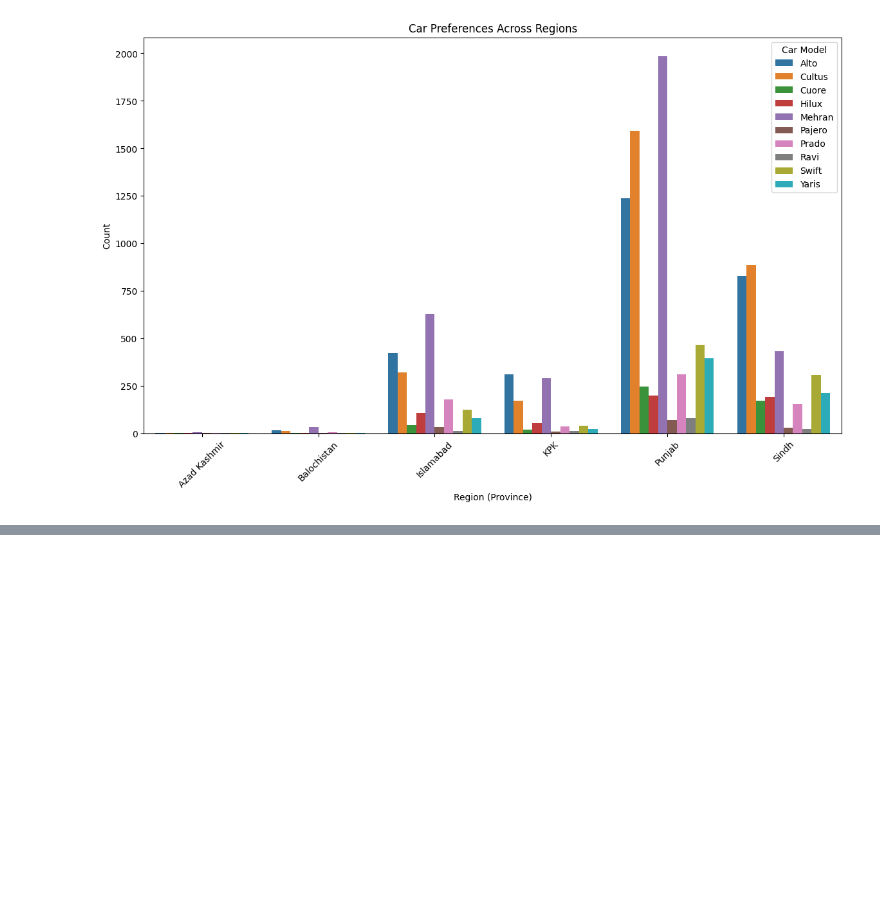
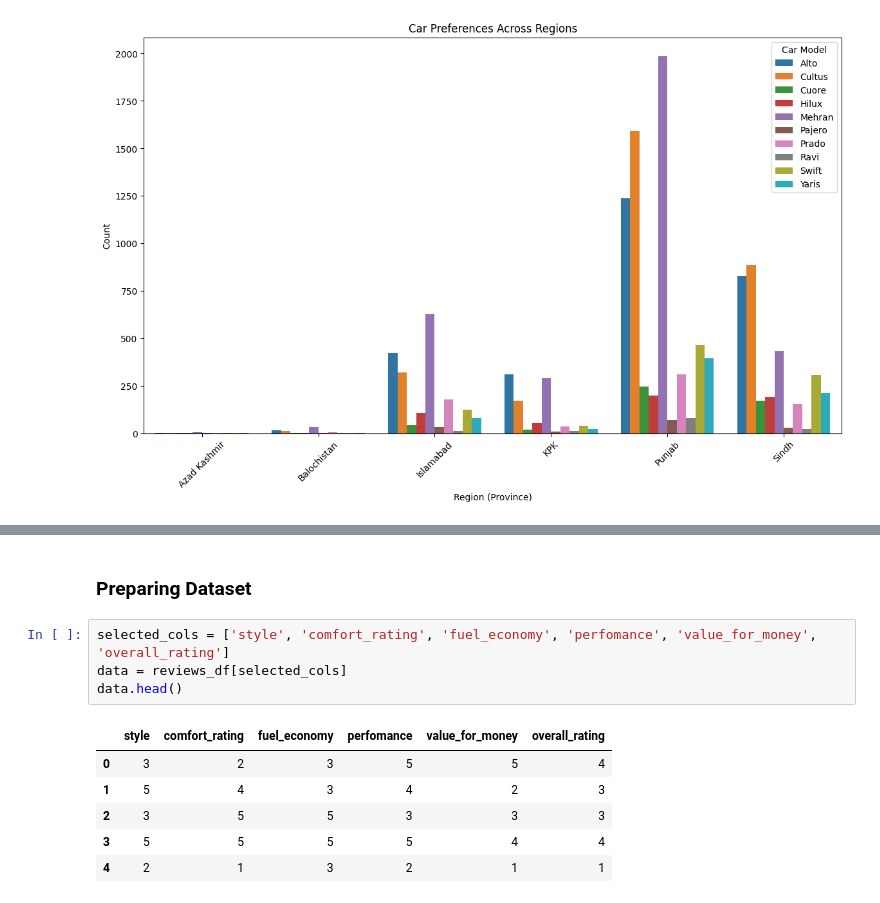
Before and after one commit to Muneeb-03/CS334-PakWheels-Project, a Jupyter notebook: project.ipynb, the cells around one changed output, grey strips where cells are left out. Drawn from its saved outputs; the diff is of its cells as text; blank space fills up the shorter version.

```diff
--- a/project.ipynb
+++ b/project.ipynb
@@ -1751,0 +1766,13 @@ plt.show()
+# %% [markdown]
+### Preparing Dataset
+# %%
+selected_cols = ['style', 'comfort_rating', 'fuel_economy', 'perfomance', 'value_for_money', 'overall_rating']
+data = reviews_df[selected_cols]
+data.head()
+# %% [output]
+|  | style | comfort_rating | fuel_economy | perfomance | value_for_money | overall_rating |
+| 0 | 3 | 2 | 3 | 5 | 5 | 4 |
+| 1 | 5 | 4 | 3 | 4 | 2 | 3 |
+| 2 | 3 | 5 | 5 | 3 | 3 | 3 |
+| 3 | 5 | 5 | 5 | 5 | 4 | 4 |
+| 4 | 2 | 1 | 3 | 2 | 1 | 1 |
```
Also changed, not shown: parts of 13 cells of this notebook.
